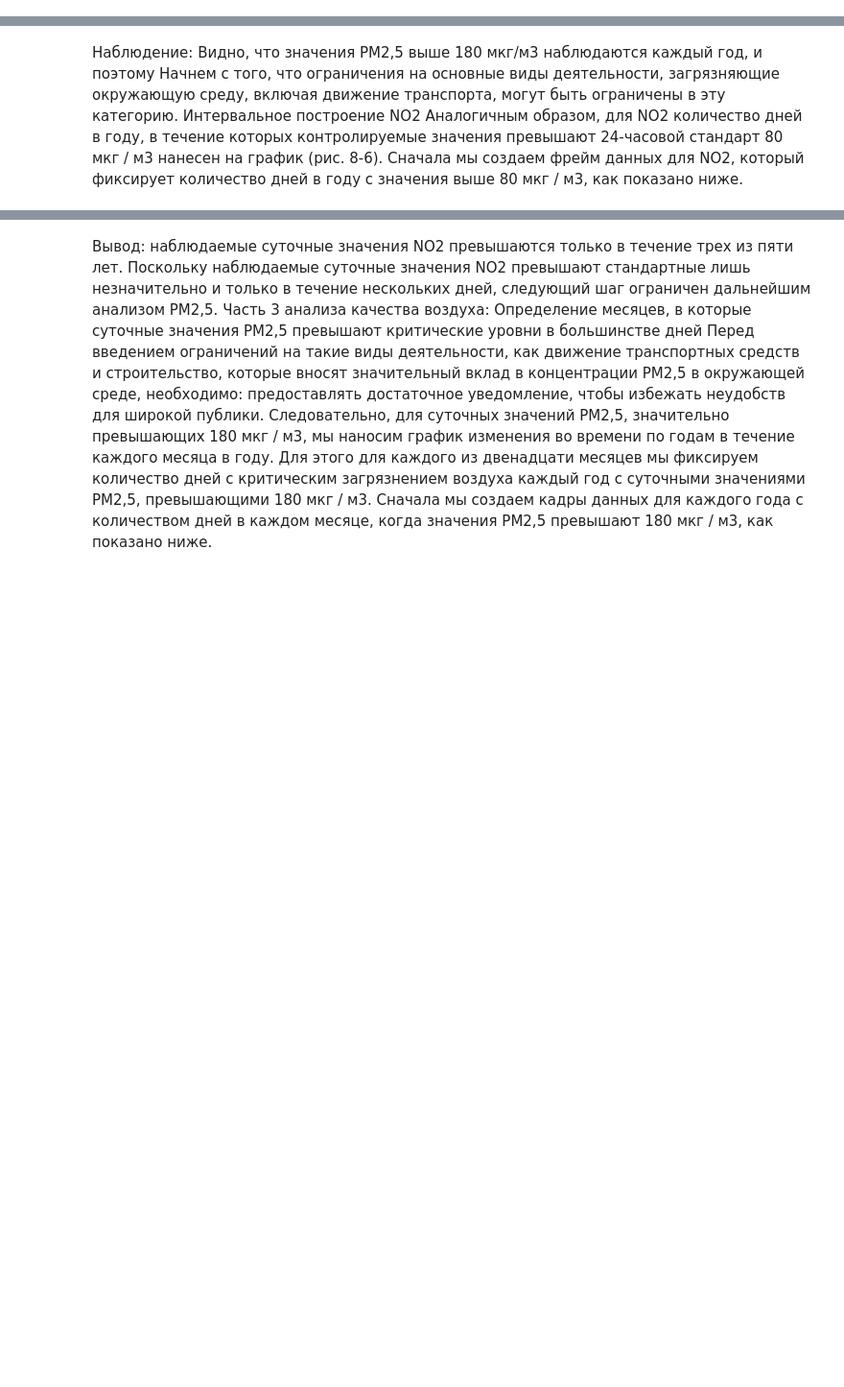
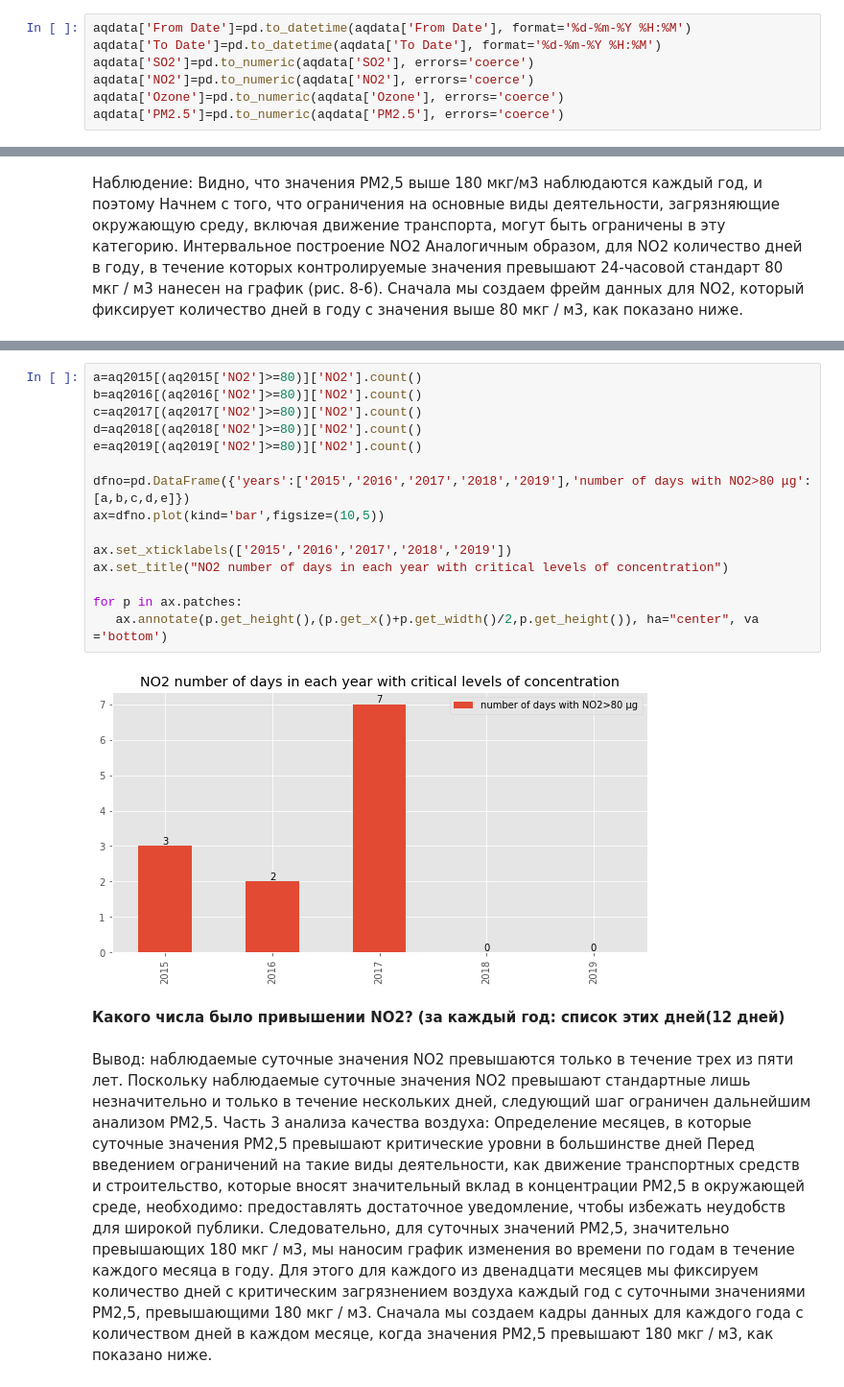
Before and after one commit to Anna-bashkatova/ProgramAnalitik, a Jupyter notebook: Лаб4_3.ipynb, the cells around one changed output, grey strips where cells are left out. Shown at 96% size. Cells and saved outputs as stored; diff of their text form; blank space fills up the shorter version.

```diff
--- a/Лаб4_3.ipynb
+++ b/Лаб4_3.ipynb
@@ -316,0 +367,7 @@ aqdata.head()
+# %%
+aqdata['From Date']=pd.to_datetime(aqdata['From Date'], format='%d-%m-%Y %H:%M')
+aqdata['To Date']=pd.to_datetime(aqdata['To Date'], format='%d-%m-%Y %H:%M')
+aqdata['SO2']=pd.to_numeric(aqdata['SO2'], errors='coerce')
+aqdata['NO2']=pd.to_numeric(aqdata['NO2'], errors='coerce')
+aqdata['Ozone']=pd.to_numeric(aqdata['Ozone'], errors='coerce')
+aqdata['PM2.5']=pd.to_numeric(aqdata['PM2.5'], errors='coerce')
@@ -471,3 +650,23 @@ ax4.set_title('2016')
+# %%
+a=aq2015[(aq2015['NO2']>=80)]['NO2'].count()
+b=aq2016[(aq2016['NO2']>=80)]['NO2'].count()
+c=aq2017[(aq2017['NO2']>=80)]['NO2'].count()
+d=aq2018[(aq2018['NO2']>=80)]['NO2'].count()
+e=aq2019[(aq2019['NO2']>=80)]['NO2'].count()
+
+dfno=pd.DataFrame({'years':['2015','2016','2017','2018','2019'],'number of days with NO2>80 μg':[a,b,c,d,e]})
+ax=dfno.plot(kind='bar',figsize=(10,5))
+
+ax.set_xticklabels(['2015','2016','2017','2018','2019'])
+ax.set_title("NO2 number of days in each year with critical levels of concentration")
+
+for p in ax.patches:
+   ax.annotate(p.get_height(),(p.get_x()+p.get_width()/2,p.get_height()), ha="center", va ='bottom')
+# %% [output]
+[figure, added]
+# %% [markdown]
+**Какого числа было привышении NO2?
+(за каждый год: список этих дней(12 дней)**
 # %% [markdown]
 Вывод: наблюдаемые суточные значения NO2 превышаются только в течение трех из пяти лет.
 Поскольку наблюдаемые суточные значения NO2 превышают стандартные лишь незначительно и только в течение нескольких дней, следующий шаг ограничен дальнейшим анализом PM2,5.
```
Also changed, not shown: parts of 63 cells of this notebook.
